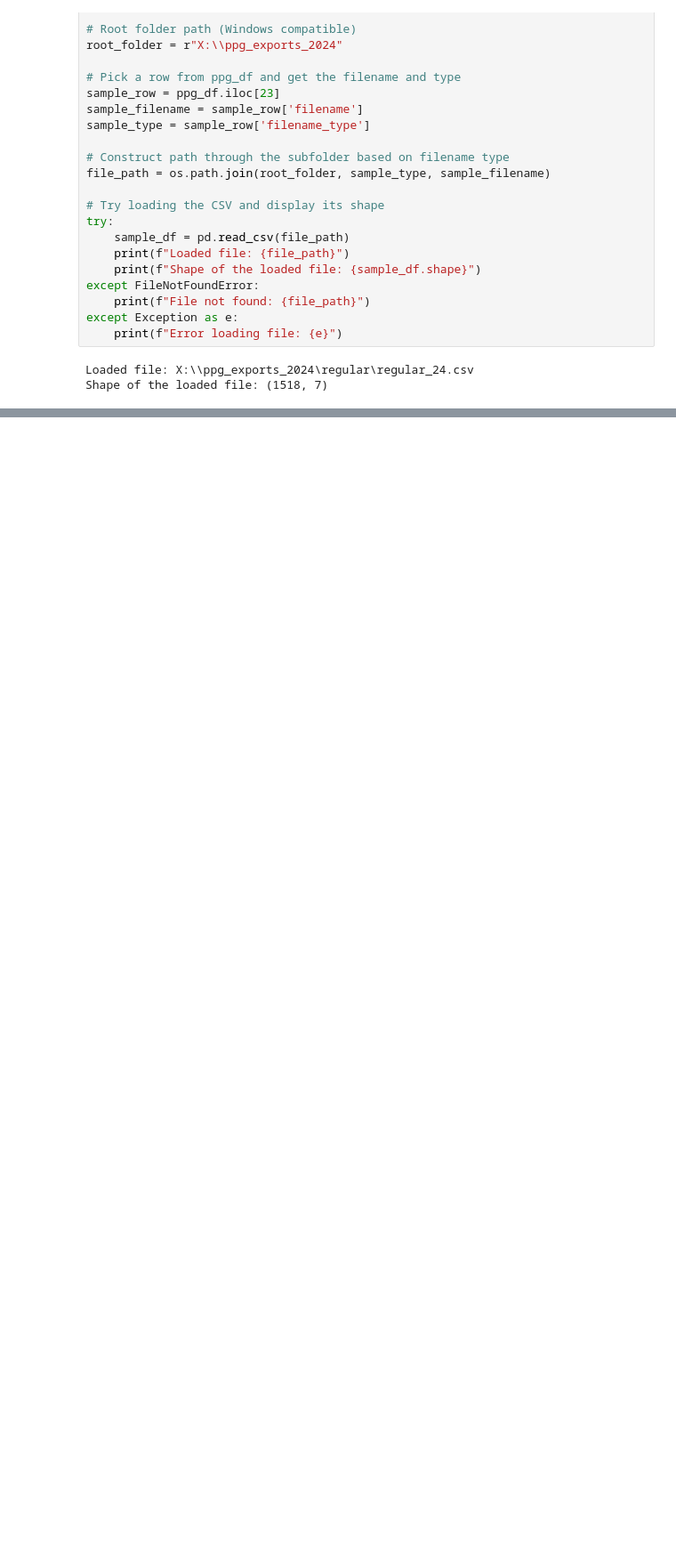
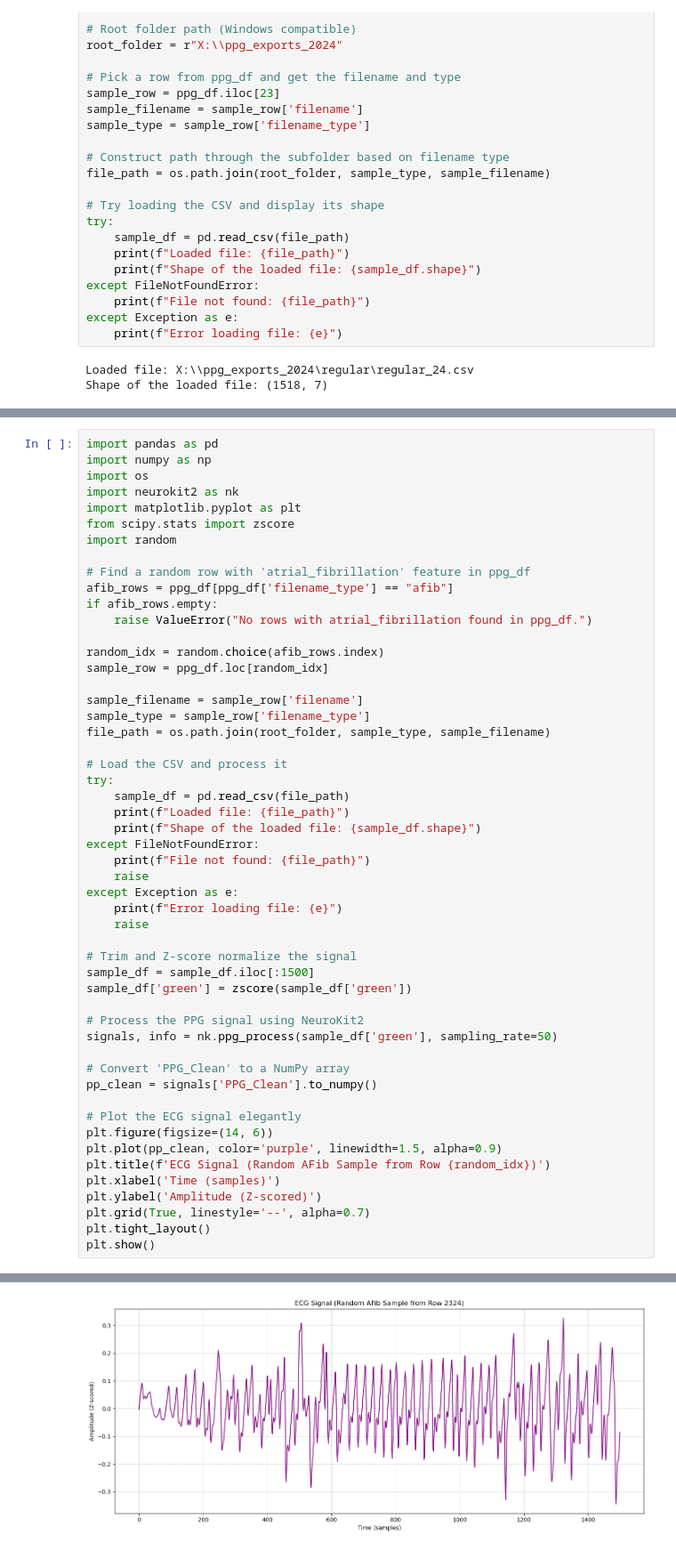
Before and after one commit to shafink11/ppg_project, a Jupyter notebook: PPG_ECG_classify.ipynb, the cells around one changed output, grey strips where cells are left out. Shown at 89% size. Saved outputs shown, nothing was run; the diff lists cells and outputs as text; blank space fills up the shorter version.

```diff
--- a/PPG_ECG_classify.ipynb
+++ b/PPG_ECG_classify.ipynb
@@ -877 +895,54 @@ Name: 23, dtype: object
 [figure]
+# %%
+import pandas as pd
+import numpy as np
+import os
+import neurokit2 as nk
+import matplotlib.pyplot as plt
+from scipy.stats import zscore
+import random
+
+# Find a random row with 'atrial_fibrillation' feature in ppg_df
+afib_rows = ppg_df[ppg_df['filename_type'] == "afib"]
+if afib_rows.empty:
+    raise ValueError("No rows with atrial_fibrillation found in ppg_df.")
+
+random_idx = random.choice(afib_rows.index)
+sample_row = ppg_df.loc[random_idx]
+
+sample_filename = sample_row['filename']
+sample_type = sample_row['filename_type']
+file_path = os.path.join(root_folder, sample_type, sample_filename)
+
+# Load the CSV and process it
+try:
+    sample_df = pd.read_csv(file_path)
+    print(f"Loaded file: {file_path}")
+    print(f"Shape of the loaded file: {sample_df.shape}")
+except FileNotFoundError:
+    print(f"File not found: {file_path}")
+    raise
+except Exception as e:
+    print(f"Error loading file: {e}")
+    raise
+
+# Trim and Z-score normalize the signal
+sample_df = sample_df.iloc[:1500]
+sample_df['green'] = zscore(sample_df['green'])
+
+# Process the PPG signal using NeuroKit2
+signals, info = nk.ppg_process(sample_df['green'], sampling_rate=50)
+
+# Convert 'PPG_Clean' to a NumPy array
+pp_clean = signals['PPG_Clean'].to_numpy()
+
+# Plot the ECG signal elegantly
+plt.figure(figsize=(14, 6))
+plt.plot(pp_clean, color='purple', linewidth=1.5, alpha=0.9)
+plt.title(f'ECG Signal (Random AFib Sample from Row {random_idx})')
+plt.xlabel('Time (samples)')
+plt.ylabel('Amplitude (Z-scored)')
+plt.grid(True, linestyle='--', alpha=0.7)
+plt.tight_layout()
+plt.show()
+# %% [output]
@@ -877,0 +951 @@ Name: 23, dtype: object
+[figure, added]
```
Also changed, not shown: parts of 18 cells of this notebook, 1 other file.
